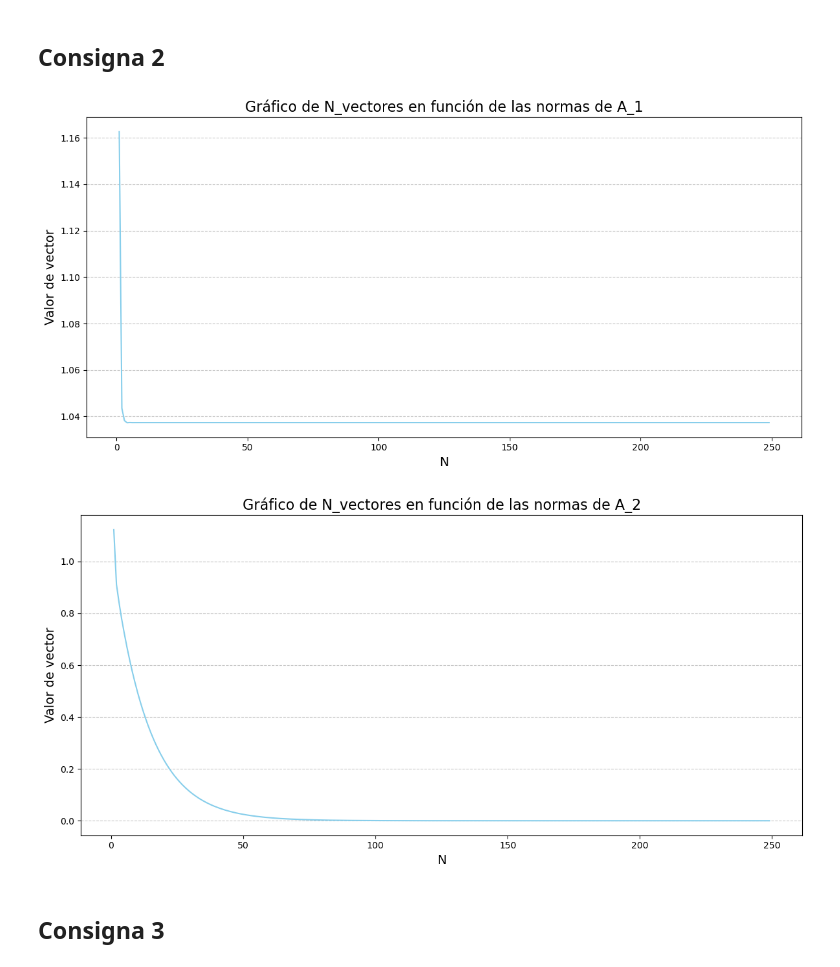
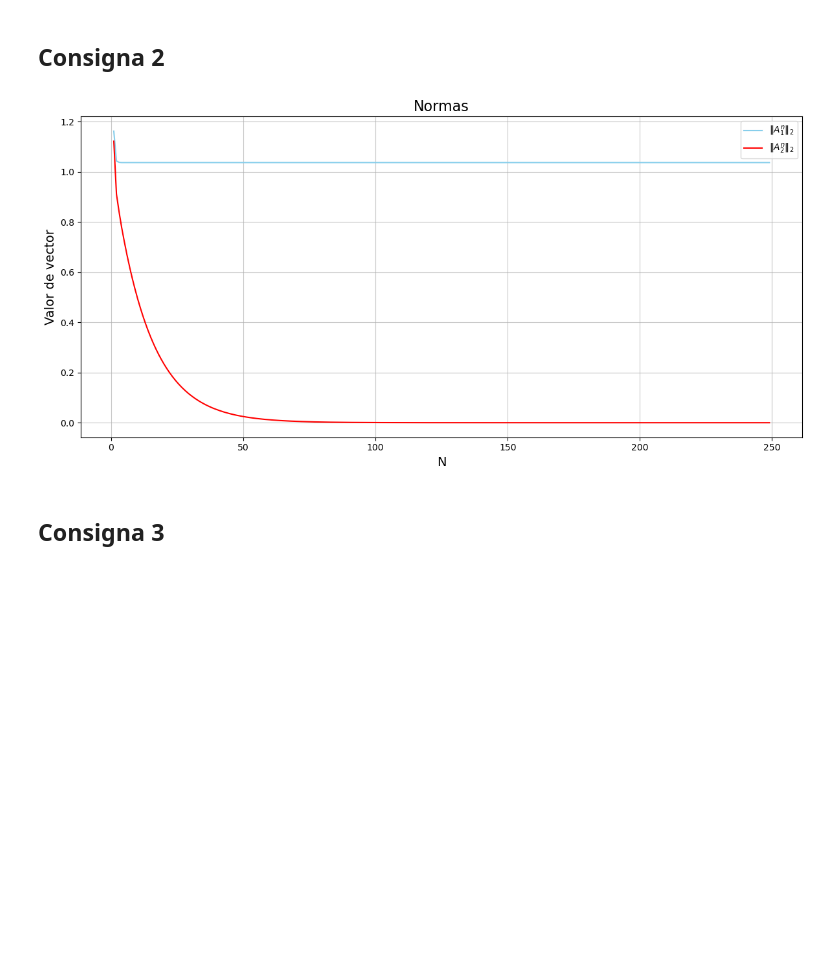
Before and after one commit to tobiaspalacinroitbarg/tp2_alc, a Jupyter notebook: tp_2_alc.ipynb, the cells around one changed output. Cells and saved outputs as stored; diff of their text form; code cells hidden in the pictures; blank space fills up the shorter version.

```diff
--- a/tp_2_alc.ipynb
+++ b/tp_2_alc.ipynb
@@ -13,55 +13,53 @@ import matplotlib.pyplot as plt
 # %%
 # Definir la matriz A_1
 A_1 = np.array([
     [0.186, 0.521, 0.014, 0.32, 0.134],
     [0.24, 0.073, 0.219, 0.013, 0.327],
     [0.098, 0.12, 0.311, 0.302, 0.208],
     [0.173, 0.03, 0.133, 0.14, 0.074],
     [0.303, 0.256, 0.323, 0.225, 0.257]
 ])
 
 # Definir la matriz A_2
 A_2 = np.array([
     [0.186, 0.521, 0.014, 0.32, 0.134],
     [0.24, 0.073, 0.219, 0.013, 0.327],
     [0.098, 0.12, 0.311, 0.302, 0.208],
     [0.173, 0.03, 0.133, 0.14, 0.074],
     [0.003, 0.256, 0.323, 0.225, 0.257]
 ])
 
-def consigna2(A,texto):
-    # G## Consigna 1enerar vectores
-    normas = [scipy.linalg.norm(A)]
-    vectores = [1]
-    A_rec=A.copy()
-    for i in range(2,250):
-        A_rec=A@A_rec
-        normas.append(scipy.linalg.norm(A_rec))
+
+
+normas_A_1 = [scipy.linalg.norm(A_1)]
+normas_A_2 = [scipy.linalg.norm(A_2)]
+vectores = [1]
+A_rec_1=A_1.copy()
+A_rec_2=A_2.copy()
+for i in range(2,250):
+        A_rec_1=A_1@A_rec_1
+        A_rec_2=A_2@A_rec_2
+        normas_A_1.append(scipy.linalg.norm(A_rec_1))
+        normas_A_2.append(scipy.linalg.norm(A_rec_2))
         vectores.append(i)
 
-    # Crear el gráfico
-    plt.figure(figsize=(12, 6))
-    plt.plot(vectores, normas, color='skyblue')
-    plt.xlabel('N', fontsize=14)
-    plt.ylabel('Valor de vector', fontsize=14)
-    plt.title(texto, fontsize=16)
 
-    plt.grid(axis='y', linestyle='--', alpha=0.7)
+# Crear el gráfico
+plt.figure(figsize=(12, 6))
+plt.plot(vectores, normas_A_1, label=r'$\|A_1^n\|_2$', color='skyblue')
+plt.plot(vectores, normas_A_2, label=r'$\|A_2^n\|_2$', color='red')
+plt.xlabel('N', fontsize=14)
+plt.ylabel('Valor de vector', fontsize=14)
+plt.title('Normas', fontsize=16)
+plt.legend()
+plt.grid(axis='y', linestyle='-', alpha=0.7)
+plt.grid(axis='x', linestyle='-', alpha=0.7)
+# Mostrar el gráfico
+plt.tight_layout()
 
-    # Limitar el eje y para hacer foco en el rango deseado
-    #plt.ylim(1.0370, 1.05)
-
-    # Mostrar el gráfico
-    plt.tight_layout()
-
-    plt.show()
-    return
-
-consigna2(A_1,"Gráfico de N_vectores en función de las normas de A_1")
-consigna2(A_2,"Gráfico de N_vectores en función de las normas de A_2")
+plt.show()
 # %% [output]
-[figure, old version]
+[figure, new version]
-[figure, removed]
 # %% [markdown]
 ## Consigna 3
 # %%
```
Also changed, not shown: parts of 3 cells of this notebook.
